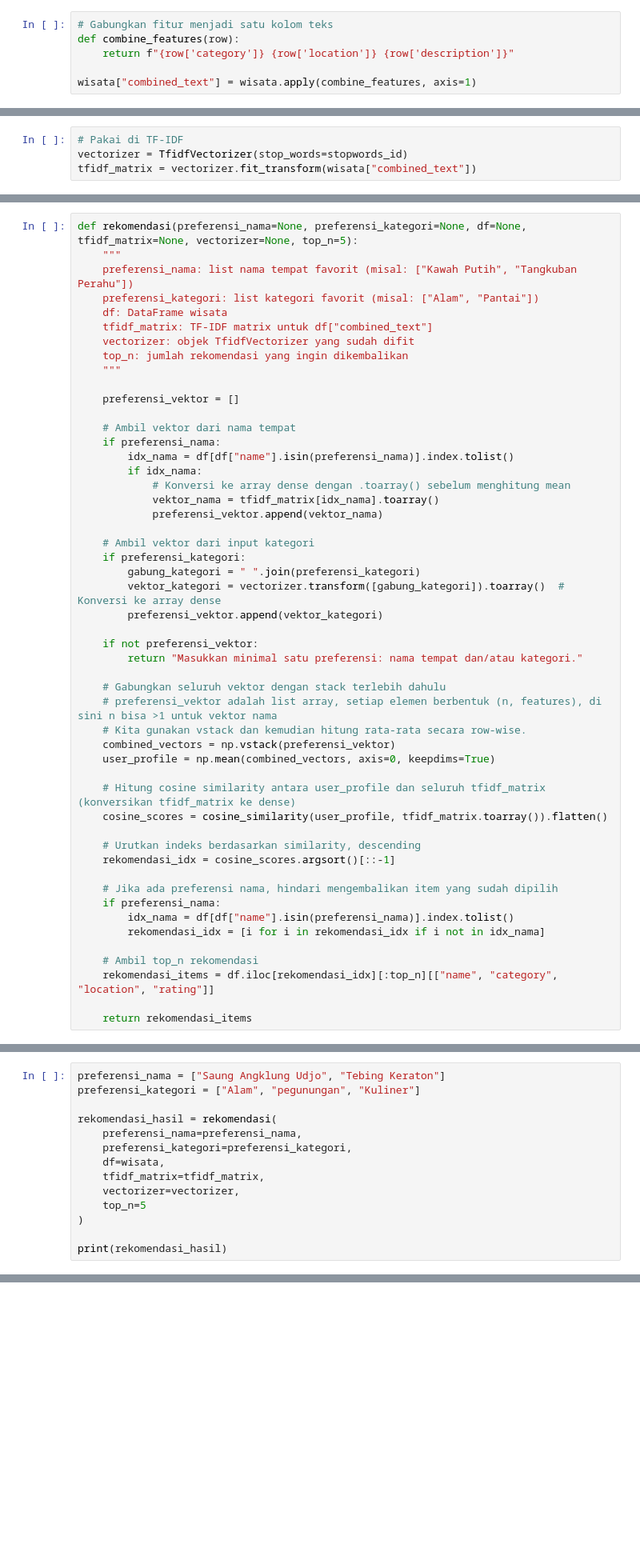
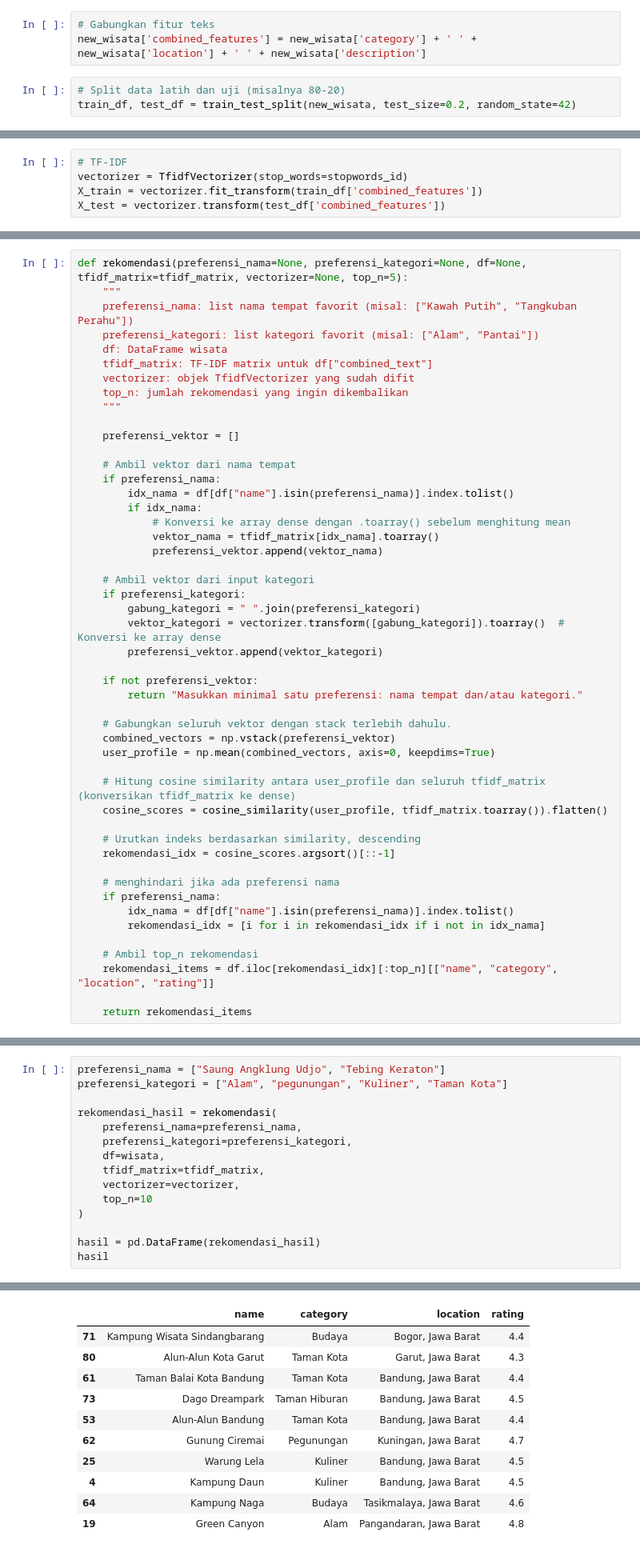
Before and after one commit to CultureConnect-team/CultureConnect-ml, a Jupyter notebook: CBF_System.ipynb, the cells around one changed output, grey strips where cells are left out. Shown at 80% size. Drawn from its saved outputs; the diff is of its cells as text; blank space fills up the shorter version.

```diff
--- a/CBF_System.ipynb
+++ b/CBF_System.ipynb
@@ -90,14 +193,15 @@ wisata.loc[wisata["category"] == "Taman Botani", "category"] = "Taman"
 # %%
-# Gabungkan fitur menjadi satu kolom teks
-def combine_features(row):
-    return f"{row['category']} {row['location']} {row['description']}"
-
-wisata["combined_text"] = wisata.apply(combine_features, axis=1)
+# Gabungkan fitur teks
+new_wisata['combined_features'] = new_wisata['category'] + ' ' + new_wisata['location'] + ' ' + new_wisata['description']
+# %%
+# Split data latih dan uji (misalnya 80-20)
+train_df, test_df = train_test_split(new_wisata, test_size=0.2, random_state=42)
 # %%
 # Ambil stopwords Bahasa Indonesia
 factory = StopWordRemoverFactory()
 stopwords_id = factory.get_stop_words()
 # %%
-# Pakai di TF-IDF
+# TF-IDF
 vectorizer = TfidfVectorizer(stop_words=stopwords_id)
-tfidf_matrix = vectorizer.fit_transform(wisata["combined_text"])
+X_train = vectorizer.fit_transform(train_df['combined_features'])
+X_test = vectorizer.transform(test_df['combined_features'])
@@ -104,5 +239,5 @@ tfidf_matrix = vectorizer.fit_transform(wisata["combined_text"])
 # %%
-def rekomendasi(preferensi_nama=None, preferensi_kategori=None, df=None, tfidf_matrix=None, vectorizer=None, top_n=5):
+def rekomendasi(preferensi_nama=None, preferensi_kategori=None, df=None, tfidf_matrix=tfidf_matrix, vectorizer=None, top_n=5):
     """
     preferensi_nama: list nama tempat favorit (misal: ["Kawah Putih", "Tangkuban Perahu"])
     preferensi_kategori: list kategori favorit (misal: ["Alam", "Pantai"])
@@ -131,9 +266,7 @@ def rekomendasi(preferensi_nama=None, preferensi_kategori=None, df=None, tfidf_m
     if not preferensi_vektor:
         return "Masukkan minimal satu preferensi: nama tempat dan/atau kategori."
 
-    # Gabungkan seluruh vektor dengan stack terlebih dahulu
-    # preferensi_vektor adalah list array, setiap elemen berbentuk (n, features), di sini n bisa >1 untuk vektor nama
-    # Kita gunakan vstack dan kemudian hitung rata-rata secara row-wise.
+    # Gabungkan seluruh vektor dengan stack terlebih dahulu.
     combined_vectors = np.vstack(preferensi_vektor)
     user_profile = np.mean(combined_vectors, axis=0, keepdims=True)
 
@@ -143,7 +276,7 @@ def rekomendasi(preferensi_nama=None, preferensi_kategori=None, df=None, tfidf_m
     # Urutkan indeks berdasarkan similarity, descending
     rekomendasi_idx = cosine_scores.argsort()[::-1]
 
-    # Jika ada preferensi nama, hindari mengembalikan item yang sudah dipilih
+    # menghindari jika ada preferensi nama
     if preferensi_nama:
         idx_nama = df[df["name"].isin(preferensi_nama)].index.tolist()
         rekomendasi_idx = [i for i in rekomendasi_idx if i not in idx_nama]
@@ -155,6 +290,6 @@ def rekomendasi(preferensi_nama=None, preferensi_kategori=None, df=None, tfidf_m
 # %%
 preferensi_nama = ["Saung Angklung Udjo", "Tebing Keraton"]
-preferensi_kategori = ["Alam", "pegunungan", "Kuliner"]
+preferensi_kategori = ["Alam", "pegunungan", "Kuliner", "Taman Kota"]
 
 rekomendasi_hasil = rekomendasi(
     preferensi_nama=preferensi_nama,
@@ -162,8 +297,9 @@ rekomendasi_hasil = rekomendasi(
     df=wisata,
     tfidf_matrix=tfidf_matrix,
     vectorizer=vectorizer,
-    top_n=5
+    top_n=10
 )
 
-print(rekomendasi_hasil)
+hasil = pd.DataFrame(rekomendasi_hasil)
+hasil
 # %% [output]
@@ -175,0 +306,11 @@ print(rekomendasi_hasil)
+|  | name | category | location | rating |
+| 71 | Kampung Wisata Sindangbarang | Budaya | Bogor, Jawa Barat | 4.4 |
+| 80 | Alun-Alun Kota Garut | Taman Kota | Garut, Jawa Barat | 4.3 |
+| 61 | Taman Balai Kota Bandung | Taman Kota | Bandung, Jawa Barat | 4.4 |
+| 73 | Dago Dreampark | Taman Hiburan | Bandung, Jawa Barat | 4.5 |
+| 53 | Alun-Alun Bandung | Taman Kota | Bandung, Jawa Barat | 4.4 |
+| 62 | Gunung Ciremai | Pegunungan | Kuningan, Jawa Barat | 4.7 |
+| 25 | Warung Lela | Kuliner | Bandung, Jawa Barat | 4.5 |
+| 4 | Kampung Daun | Kuliner | Bandung, Jawa Barat | 4.5 |
+| 64 | Kampung Naga | Budaya | Tasikmalaya, Jawa Barat | 4.6 |
+| 19 | Green Canyon | Alam | Pangandaran, Jawa Barat | 4.8 |
```
Also changed, not shown: parts of 20 cells of this notebook, 2 other files.
